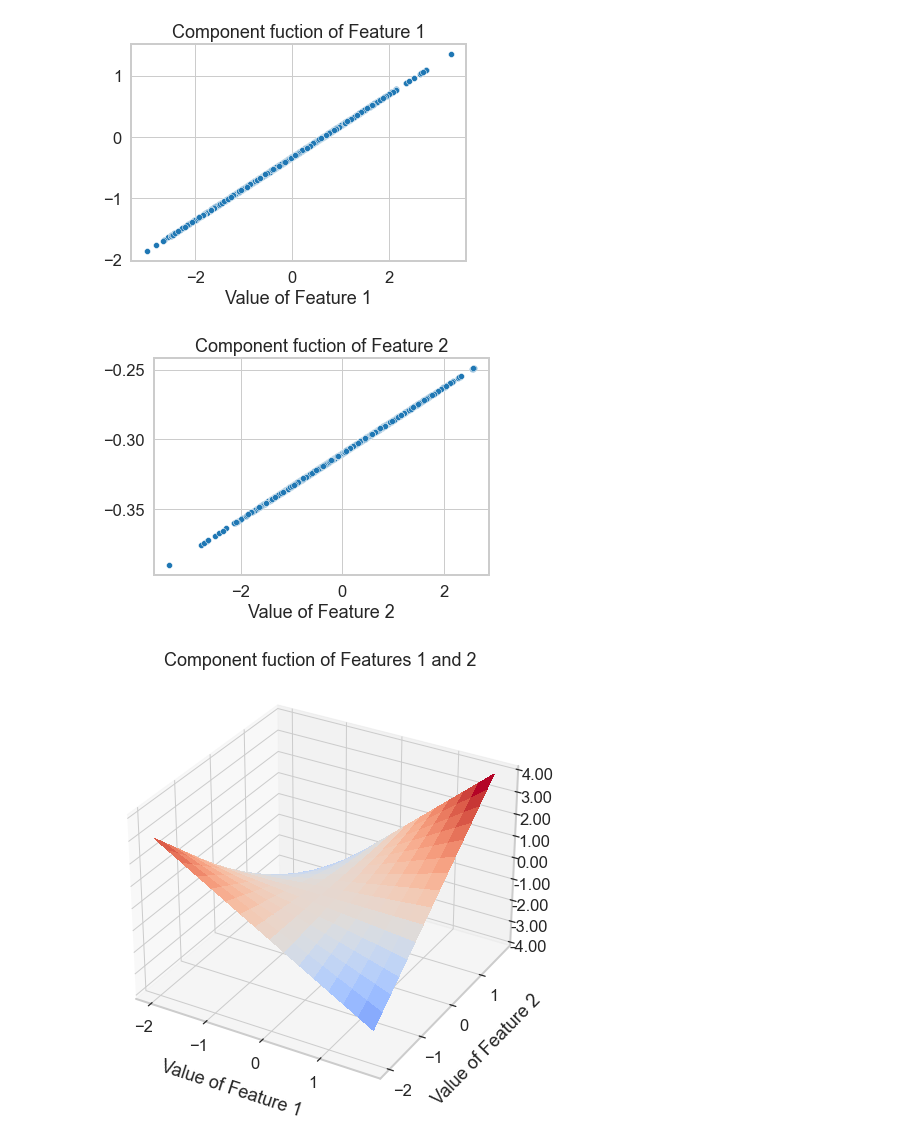
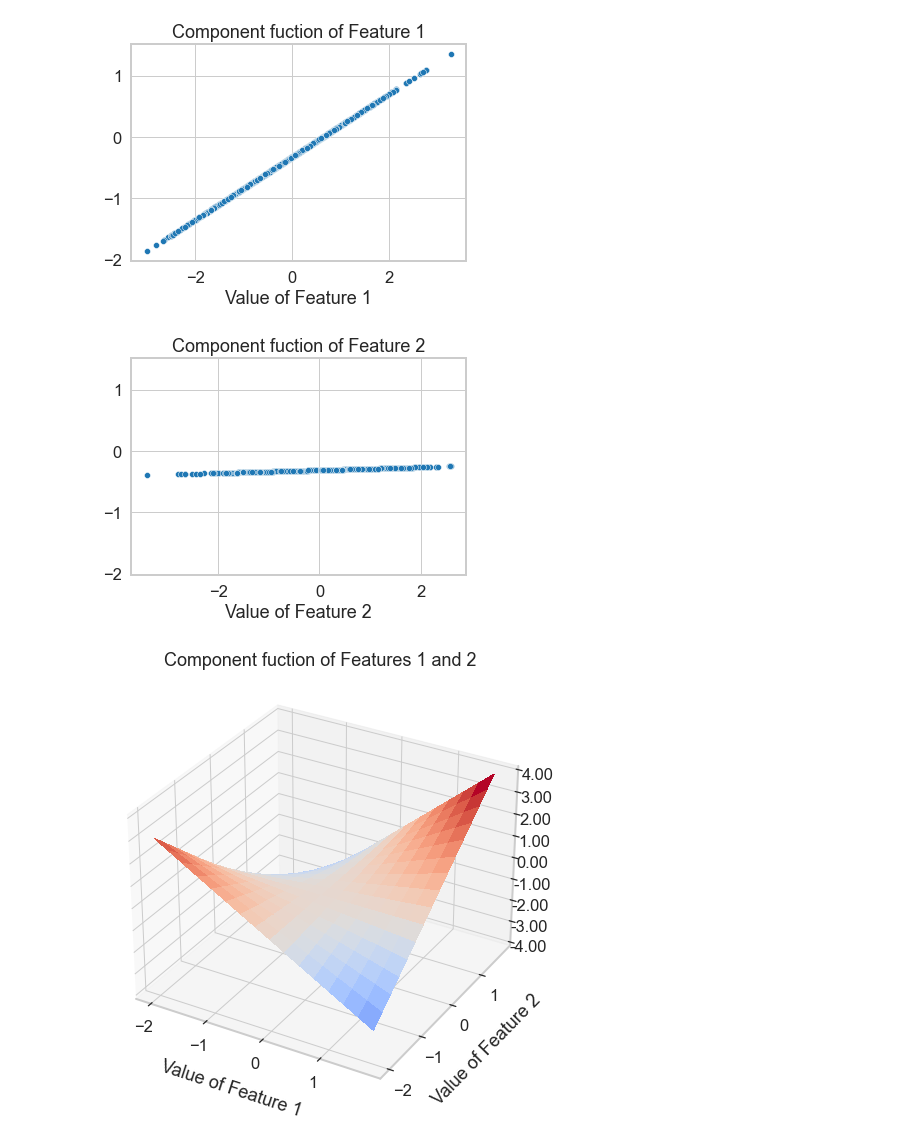
Before and after one commit to tml-tuebingen/nshap, a Jupyter notebook: notebooks/Example2.ipynb, the cells around one changed output. Saved outputs shown, nothing was run; the diff lists cells and outputs as text; code cells hidden in the pictures.

```diff
--- a/notebooks/Example2.ipynb
+++ b/notebooks/Example2.ipynb
@@ -93,16 +93,18 @@ plt.show()
 sns.scatterplot(x=[x[0] for x in X_test], y=[x[(0,)] for x in n_shapley_values])
 plt.xlabel("Value of Feature 1")
 plt.title("Component fuction of Feature 1")
+ylim = plt.ylim()
 plt.show()
 # %% [output]
 [figure]
 # %%
 sns.scatterplot(x=[x[1] for x in X_test], y=[x[(1,)] for x in n_shapley_values])
 plt.xlabel("Value of Feature 2")
 plt.title("Component fuction of Feature 2")
+plt.ylim(ylim)
 plt.show()
 # %% [output]
-[figure, old version]
+[figure, new version]
 # %%
 X = np.arange(-2, 2, 0.25)
 Y = np.arange(-2, 2, 0.25)
```
